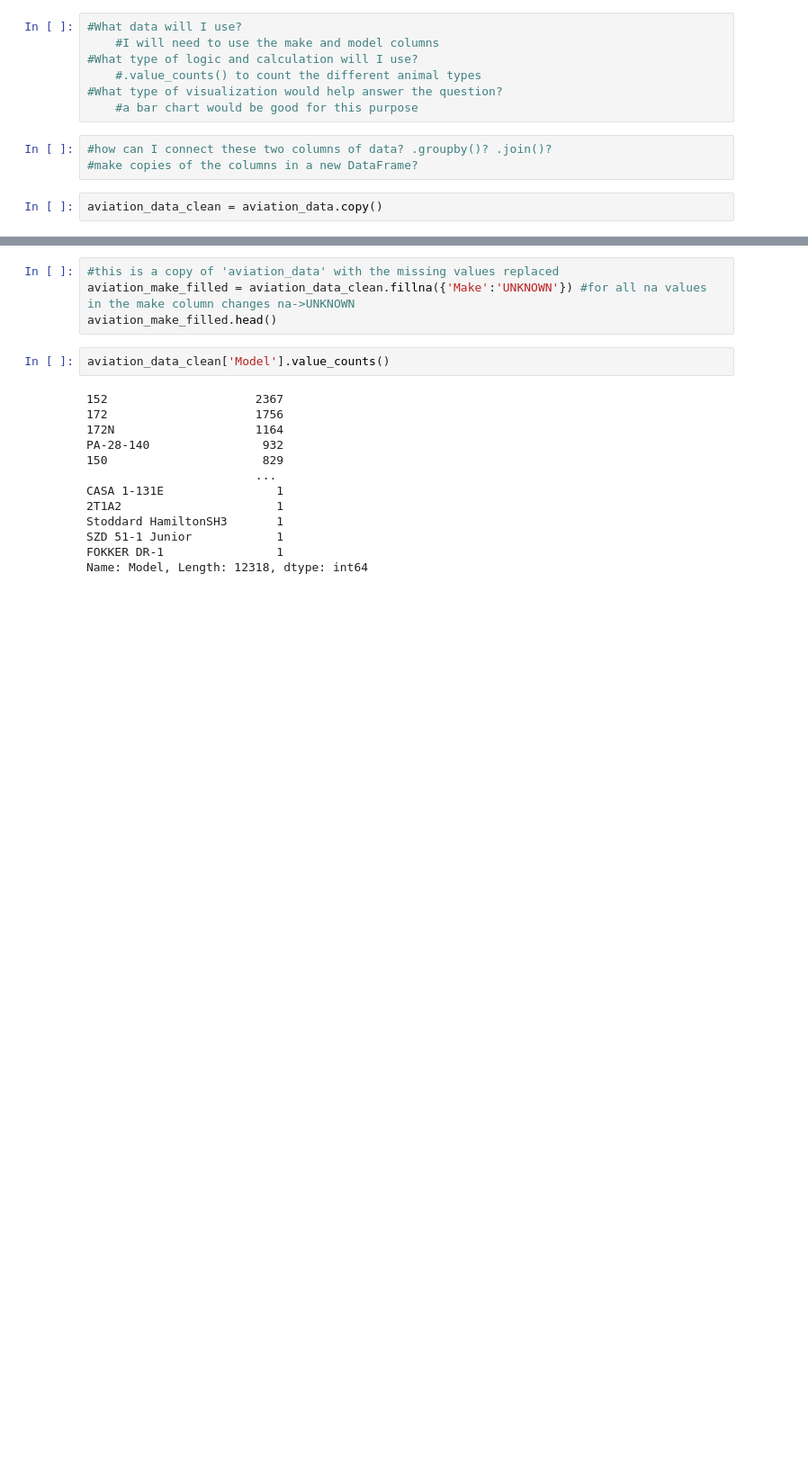
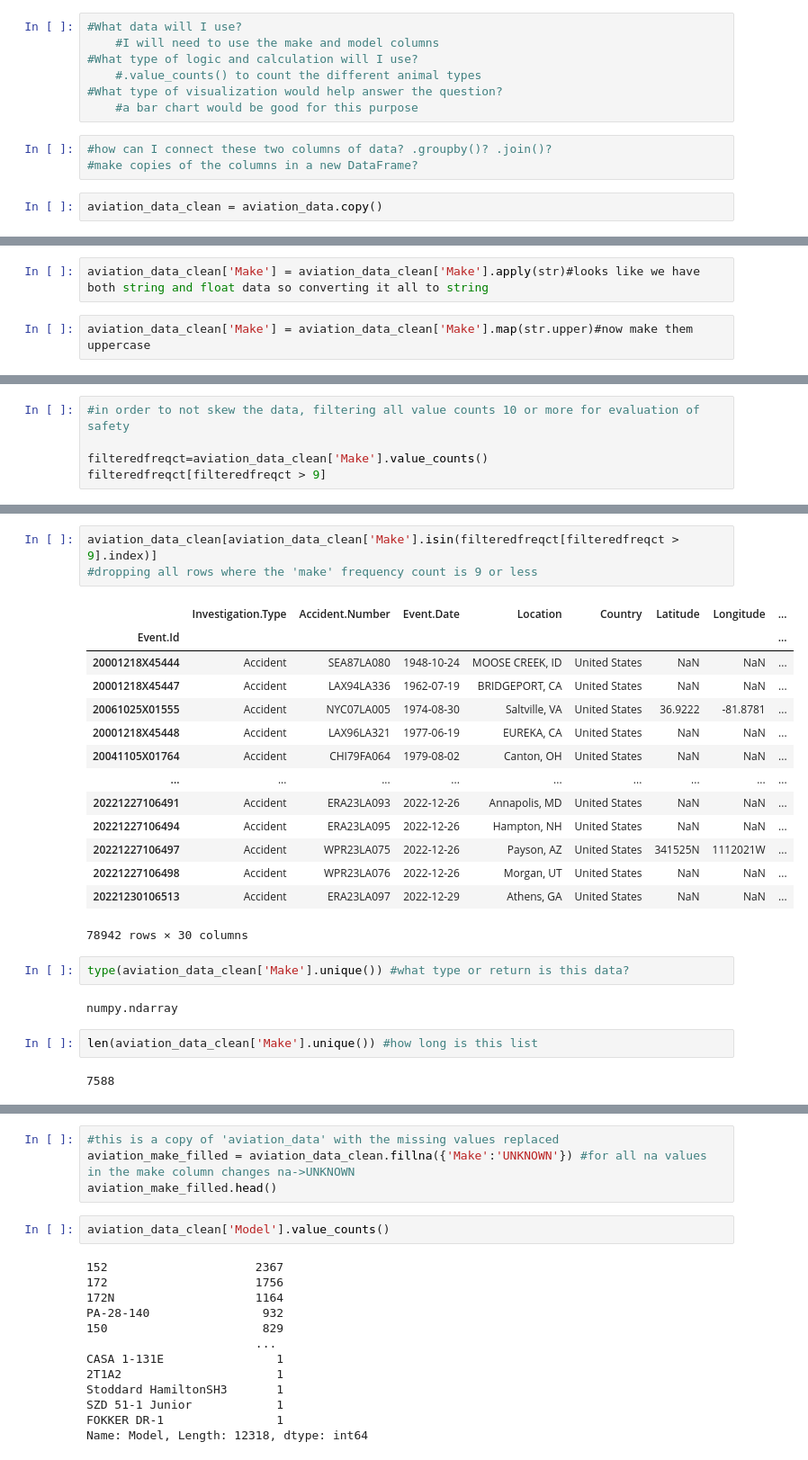
Before and after one commit to cellister/2023-Flatiron-Data-Science-Bootcamp, a Jupyter notebook: Phase 1/Phase 1 Project/Phase 1 Project.ipynb, the cells around one changed output, grey strips where cells are left out. Shown at 90% size. Drawn from its saved outputs; the diff is of its cells as text; blank space fills up the shorter version.

```diff
--- a/Phase 1/Phase 1 Project/Phase 1 Project.ipynb
+++ b/Phase 1/Phase 1 Project/Phase 1 Project.ipynb
@@ -140,0 +147,4 @@ aviation_data_clean = aviation_data.copy()
+# %%
+aviation_data_clean['Make'] = aviation_data_clean['Make'].apply(str)#looks like we have both string and float data so converting it all to string
+# %%
+aviation_data_clean['Make'] = aviation_data_clean['Make'].map(str.upper)#now make them uppercase
@@ -155,0 +172,5 @@ Name: Make, Length: 8237, dtype: int64
+# %%
+#in order to not skew the data, filtering all value counts 10 or more for evaluation of safety
+
+filteredfreqct=aviation_data_clean['Make'].value_counts()
+filteredfreqct[filteredfreqct > 9]
@@ -156 +195,27 @@ Name: Make, Length: 8237, dtype: int64
+# %%
+aviation_data_clean[aviation_data_clean['Make'].isin(filteredfreqct[filteredfreqct > 9].index)]
+#dropping all rows where the 'make' frequency count is 9 or less
+# %% [output]
+|  | Investigation.Type | Accident.Number | Event.Date | Location | Country | Latitude | Longitude | ... |
+| Event.Id |  |  |  |  |  |  |  | ... |
+| 20001218X45444 | Accident | SEA87LA080 | 1948-10-24 | MOOSE CREEK, ID | United States | NaN | NaN | ... |
+| 20001218X45447 | Accident | LAX94LA336 | 1962-07-19 | BRIDGEPORT, CA | United States | NaN | NaN | ... |
+| 20061025X01555 | Accident | NYC07LA005 | 1974-08-30 | Saltville, VA | United States | 36.9222 | -81.8781 | ... |
+| 20001218X45448 | Accident | LAX96LA321 | 1977-06-19 | EUREKA, CA | United States | NaN | NaN | ... |
+| 20041105X01764 | Accident | CHI79FA064 | 1979-08-02 | Canton, OH | United States | NaN | NaN | ... |
+| ... | ... | ... | ... | ... | ... | ... | ... | ... |
+| 20221227106491 | Accident | ERA23LA093 | 2022-12-26 | Annapolis, MD | United States | NaN | NaN | ... |
+| 20221227106494 | Accident | ERA23LA095 | 2022-12-26 | Hampton, NH | United States | NaN | NaN | ... |
+| 20221227106497 | Accident | WPR23LA075 | 2022-12-26 | Payson, AZ | United States | 341525N | 1112021W | ... |
+| 20221227106498 | Accident | WPR23LA076 | 2022-12-26 | Morgan, UT | United States | NaN | NaN | ... |
+| 20221230106513 | Accident | ERA23LA097 | 2022-12-29 | Athens, GA | United States | NaN | NaN | ... |
+78942 rows × 30 columns
+# %%
+type(aviation_data_clean['Make'].unique()) #what type or return is this data?
+# %% [output]
+numpy.ndarray
+# %%
+len(aviation_data_clean['Make'].unique()) #how long is this list
+# %% [output]
+7588
 # %%
```
Also changed, not shown: parts of 9 cells of this notebook.
